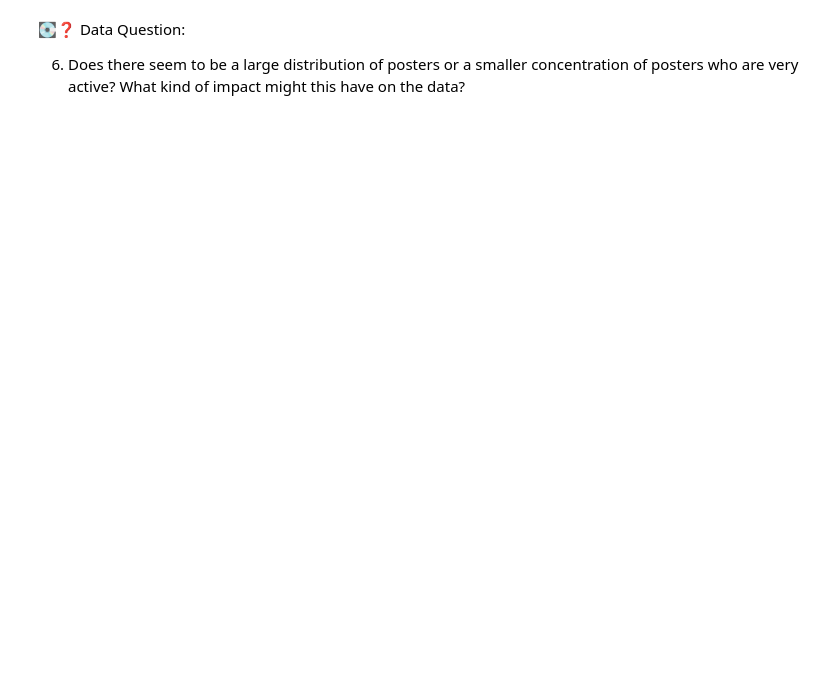
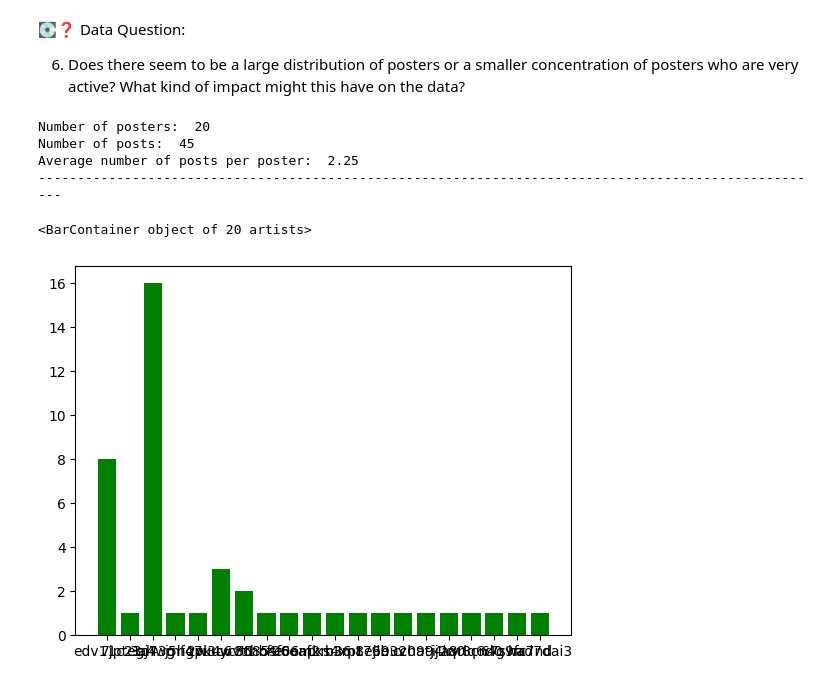
Before and after one commit to PedramPedram/MLE10, a Jupyter notebook: assignments/week-03-reddit-sentiment-analysis/nb/analyze-sentiment-subreddit.ipynb, the cells around one changed output. Drawn from its saved outputs; the diff is of its cells as text; code cells hidden in the pictures; blank space fills up the shorter version.

```diff
--- a/assignments/week-03-reddit-sentiment-analysis/nb/analyze-sentiment-subreddit.ipynb
+++ b/assignments/week-03-reddit-sentiment-analysis/nb/analyze-sentiment-subreddit.ipynb
@@ -186,0 +244,8 @@ Write a sample piece of code below extracting three additional pieces of informa
+# %%
+# YOUR CODE HERE
+for submission in subreddit.top(time_filter="week",limit=10):
+    print("Title: ",submission.title)
+    print("score: ",submission.score)
+    print("First Comment: ",submission.comments[0].body[:80])
+    print("Author: ",submission.author)
+    print("---------------------------------------------------------------------------------------------")
@@ -399,3 +548,26 @@ Run the following block to see the output.
 💽❓ Data Question:
 
 5. Is the subreddit active? About how many posts or threads per day? How could you find this information?
+# %%
+i=0
+for submission in reddit.subreddit("TSLA").top(time_filter="day", limit=None):
+    i+=1
+print("Total (past day): ",i)
+print("-----------------------------------------------------------------------------------------------------")
+i=0
+for submission in reddit.subreddit("TSLA").top(time_filter="week", limit=None):
+    i+=1
+print("Total (past week): ",i)
+print("Average (past week): ",i/7)
+print("-----------------------------------------------------------------------------------------------------")
+i=0
+for submission in reddit.subreddit("TSLA").top(time_filter="month", limit=None):
+    i+=1
+print("Total (past month): ",i)
+print("Average (past month): ",i/30)
+print("-----------------------------------------------------------------------------------------------------")
+i=0
+for submission in reddit.subreddit("TSLA").top(time_filter="year", limit=None):
+    i+=1
+print("Total (past year): ",i)
+print("Average (past year): ",i/365)
@@ -403,3 +586,24 @@ Run the following block to see the output.
 💽❓ Data Question:
 
 6. Does there seem to be a large distribution of posters or a smaller concentration of posters who are very active? What kind of impact might this have on the data?
+# %%
+import matplotlib.pyplot as plt
+from collections import Counter
+
+redditor=[]
+for submission in reddit.subreddit("TSLA").top(time_filter="month", limit=None):
+    redditor.append(submission.author.id)
+
+uniq = Counter(redditor)
+print("Number of posters: ",len(uniq))
+print("Number of posts: ",sum(uniq.values()))
+print("Average number of posts per poster: ", sum(uniq.values())/len(uniq))
+print("-----------------------------------------------------------------------------------------------------")
+plt.bar(uniq.keys(), uniq.values(), color='g')
+# %% [output]
+Number of posters:  20
+Number of posts:  45
+Average number of posts per poster:  2.25
+-----------------------------------------------------------------------------------------------------
+<BarContainer object of 20 artists>
+[figure, added]
```
Also changed, not shown: parts of 31 cells of this notebook, 2 other files.
